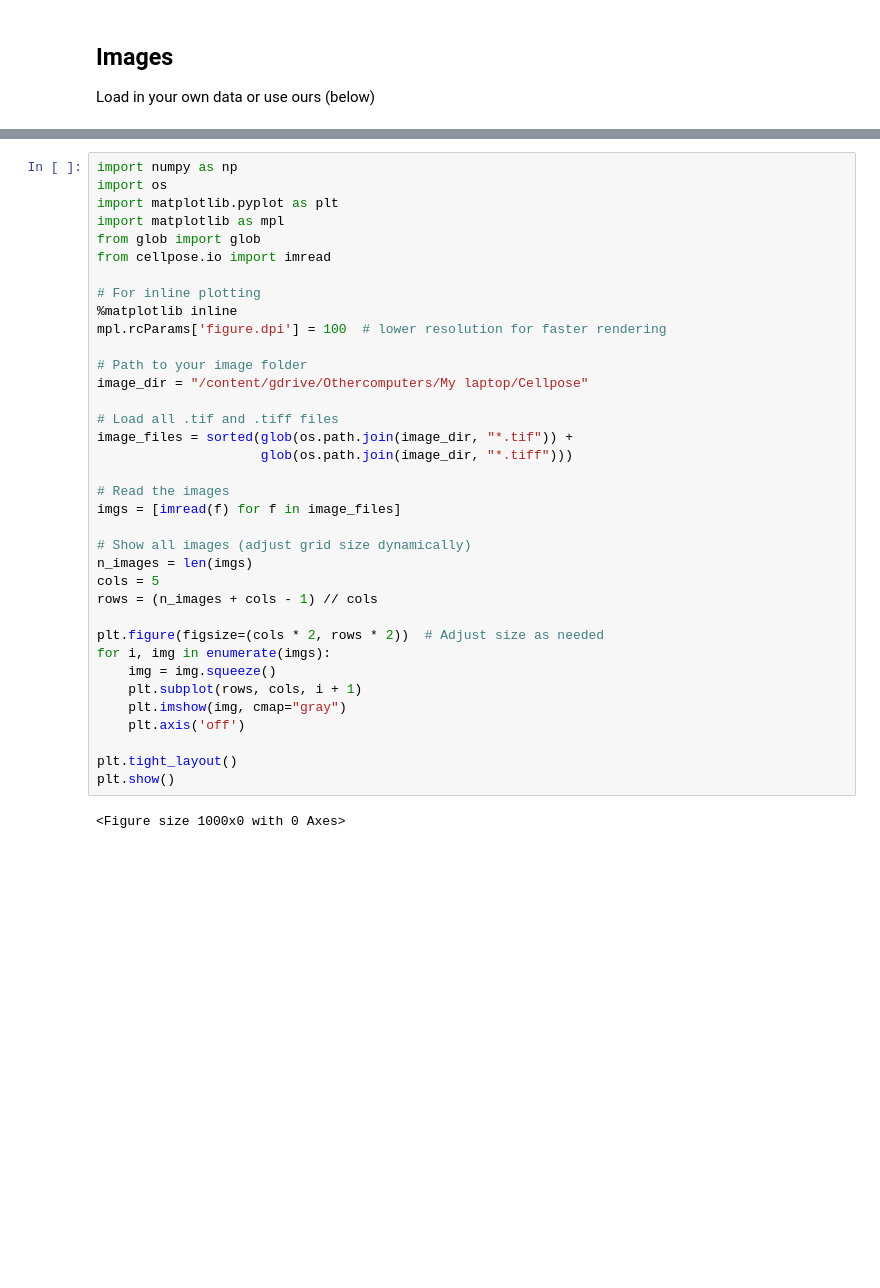
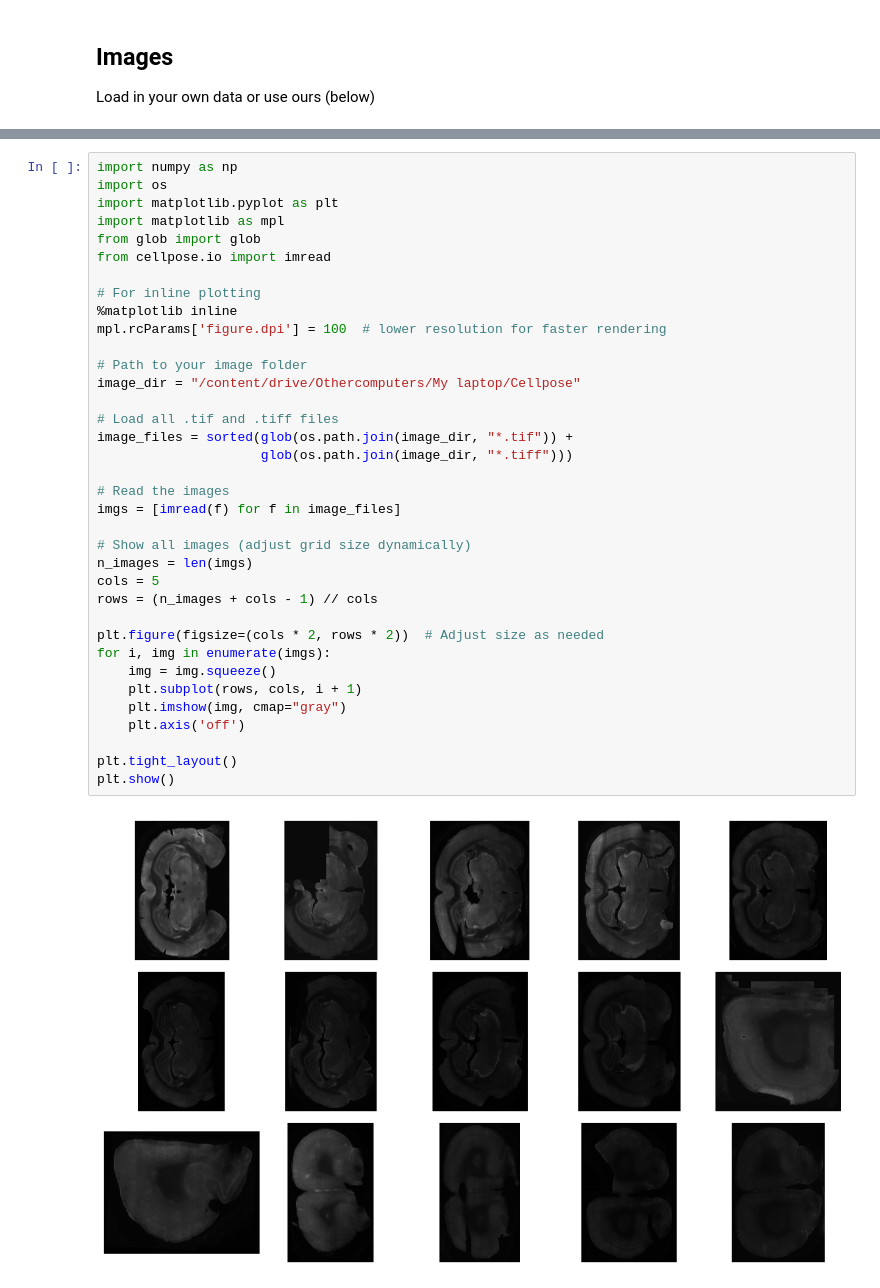
Before and after one commit to jdraffin/cellpose, a Jupyter notebook: notebooks/run_cellpose3.ipynb, the cells around one changed output, grey strips where cells are left out. Saved outputs shown, nothing was run; the diff lists cells and outputs as text; blank space fills up the shorter version.

```diff
--- a/notebooks/run_cellpose3.ipynb
+++ b/notebooks/run_cellpose3.ipynb
@@ -86,32 +84,32 @@ from glob import glob
 from cellpose.io import imread
 
 # For inline plotting
 %matplotlib inline
 mpl.rcParams['figure.dpi'] = 100  # lower resolution for faster rendering
 
 # Path to your image folder
-image_dir = "/content/gdrive/Othercomputers/My laptop/Cellpose"
+image_dir = "/content/drive/Othercomputers/My laptop/Cellpose"
 
 # Load all .tif and .tiff files
 image_files = sorted(glob(os.path.join(image_dir, "*.tif")) +
                      glob(os.path.join(image_dir, "*.tiff")))
 
 # Read the images
 imgs = [imread(f) for f in image_files]
 
 # Show all images (adjust grid size dynamically)
 n_images = len(imgs)
 cols = 5
 rows = (n_images + cols - 1) // cols
 
 plt.figure(figsize=(cols * 2, rows * 2))  # Adjust size as needed
 for i, img in enumerate(imgs):
     img = img.squeeze()
     plt.subplot(rows, cols, i + 1)
     plt.imshow(img, cmap="gray")
     plt.axis('off')
 
 plt.tight_layout()
 plt.show()
 # %% [output]
-<Figure size 1000x0 with 0 Axes>
+[figure, added]
```
Also changed, not shown: parts of 11 cells of this notebook.
